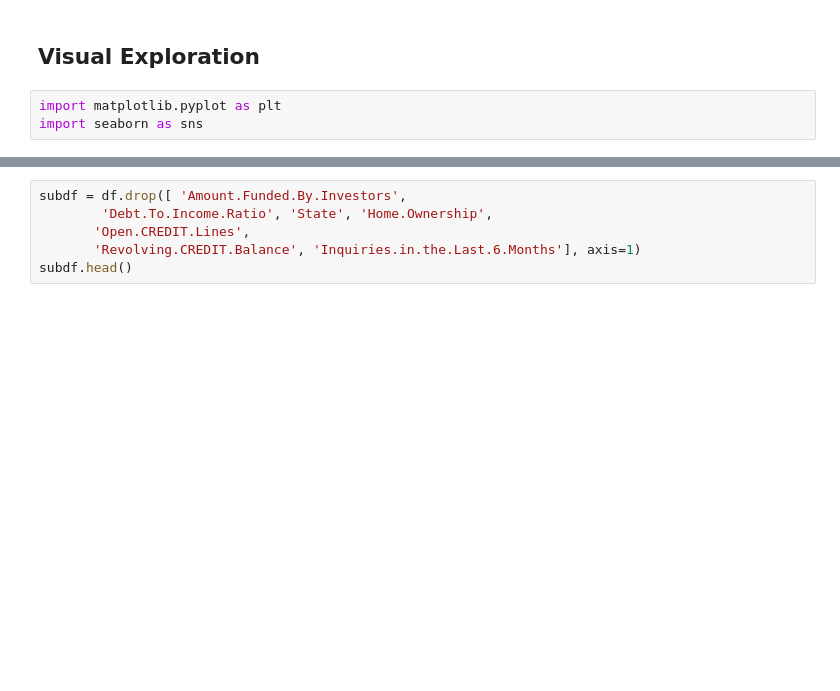
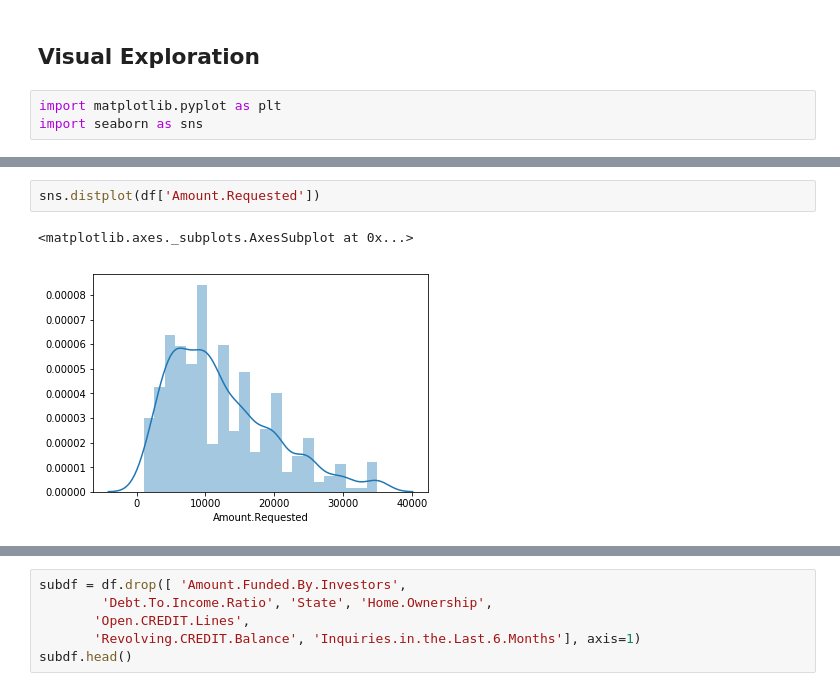
Before and after one commit to harrisonjansma/ML-Notes, a Jupyter notebook: Linear Regression Code.ipynb, the cells around one changed output, grey strips where cells are left out. Saved outputs shown, nothing was run; the diff lists cells and outputs as text; blank space fills up the shorter version.

```diff
--- a/Linear Regression Code.ipynb
+++ b/Linear Regression Code.ipynb
@@ -81,0 +90,5 @@ df['FICO.Range'].hist(figsize = (7,4))
+# %%
+sns.distplot(df['Amount.Requested'])
+# %% [output]
+<matplotlib.axes._subplots.AxesSubplot at 0x...>
+[figure, added]
```
Also changed, not shown: parts of 38 cells of this notebook, 1 other file.
